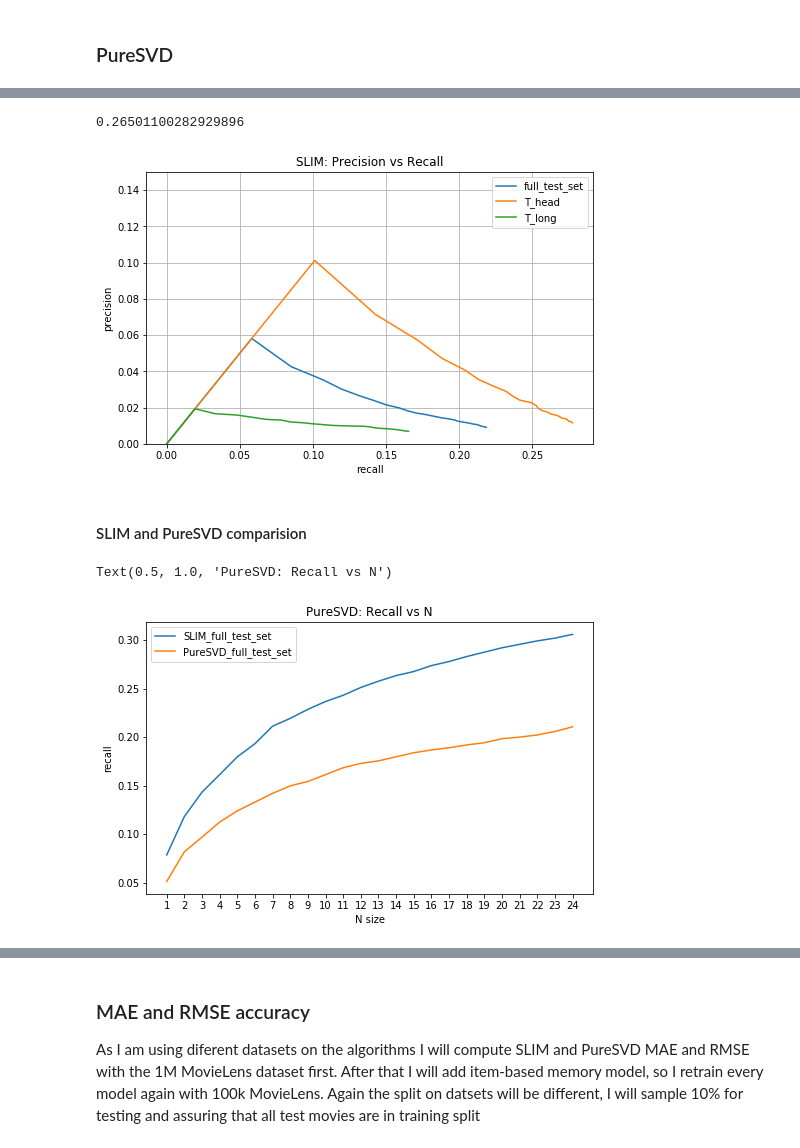
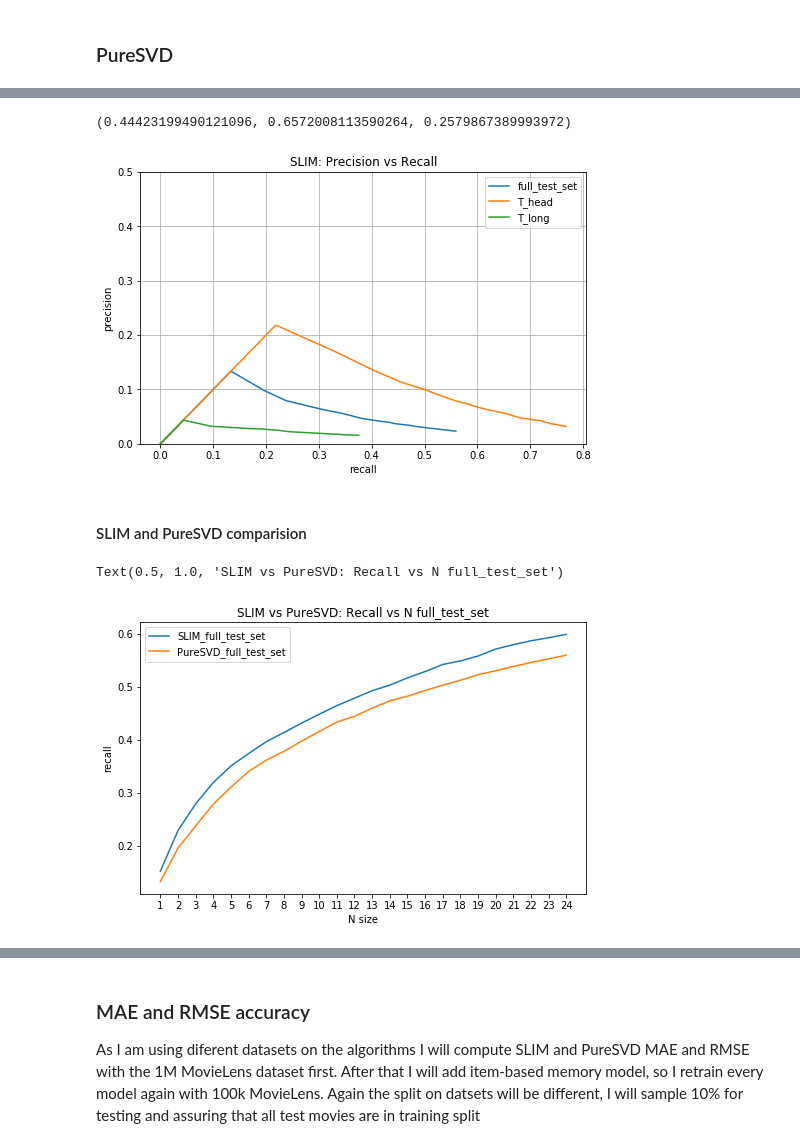
Before and after one commit to EmilioTyl/recsys_movie_lens, a Jupyter notebook: results_final_notebook.ipynb, the cells around one changed output, grey strips where cells are left out. Saved outputs shown, nothing was run; the diff lists cells and outputs as text; code cells hidden in the pictures.

```diff
--- a/results_final_notebook.ipynb
+++ b/results_final_notebook.ipynb
@@ -450,27 +470,27 @@ plt.savefig("./images/pure_svd_recall.png")
 # %%
-acum_recall_data_test_pure_svd[11]
+acum_recall_data_test_pure_svd[11], acum_recall_T_head_pure_svd[11], acum_recall_T_long_pure_svd[11]
 # %% [output]
-0.26501100282929896
+(0.44423199490121096, 0.6572008113590264, 0.2579867389993972)
 # %%
 plt.figure(figsize=(8,5))
 plt.plot([0]+acum_recall_data_test_pure_svd, [0]+acum_precision_data_test_pure_svd, label="full_test_set")
 plt.plot([0]+acum_recall_T_head_pure_svd, [0]+acum_precision_T_head_pure_svd, label="T_head")
 plt.plot([0]+acum_recall_T_long_pure_svd, [0]+acum_precision_T_long_pure_svd, label="T_long")
 plt.xlabel("recall")
 plt.ylabel("precision")
 plt.legend()
 plt.title("SLIM: Precision vs Recall")
-plt.ylim((0, 0.15))
+plt.ylim((0, 0.5))
 plt.grid()
 plt.savefig("./images/pure_svd_prec_recall.png")
 # %% [output]
-[figure, old version]
+[figure, new version]
 # %% [markdown]
 #### SLIM and PureSVD comparision
 # %%
 N_range = range(1,N_max)
 plt.figure(figsize=(8,5))
-plt.plot(N_range, acum_recall_data_test, label="SLIM_full_test_set")
+plt.plot(N_range, acum_recall_data_test_slim, label="SLIM_full_test_set")
 plt.plot(N_range, acum_recall_data_test_pure_svd, label="PureSVD_full_test_set")
 plt.xticks(N_range)
 plt.xlabel("N size")
@@ -478,8 +498,8 @@ plt.ylabel("recall")
 plt.legend()
 plt.title("SLIM vs PureSVD: Recall vs N full_test_set")
 # %% [output]
-Text(0.5, 1.0, 'PureSVD: Recall vs N')
+Text(0.5, 1.0, 'SLIM vs PureSVD: Recall vs N full_test_set')
-[figure, old version]
+[figure, new version]
 # %%
 N_range = range(1,N_max)
 plt.figure(figsize=(8,5))
```
Also changed, not shown: parts of 18 cells of this notebook, 8 other files.
